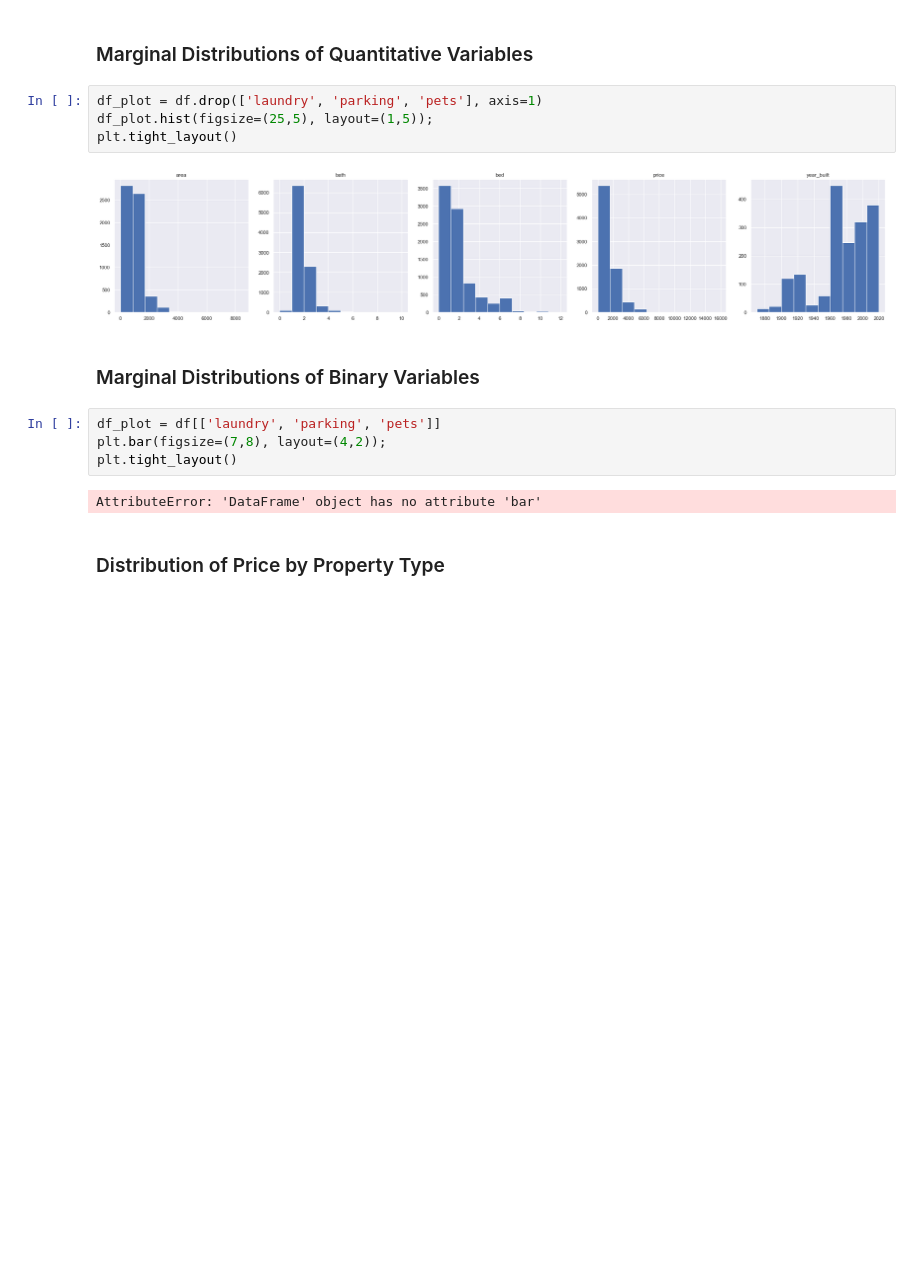
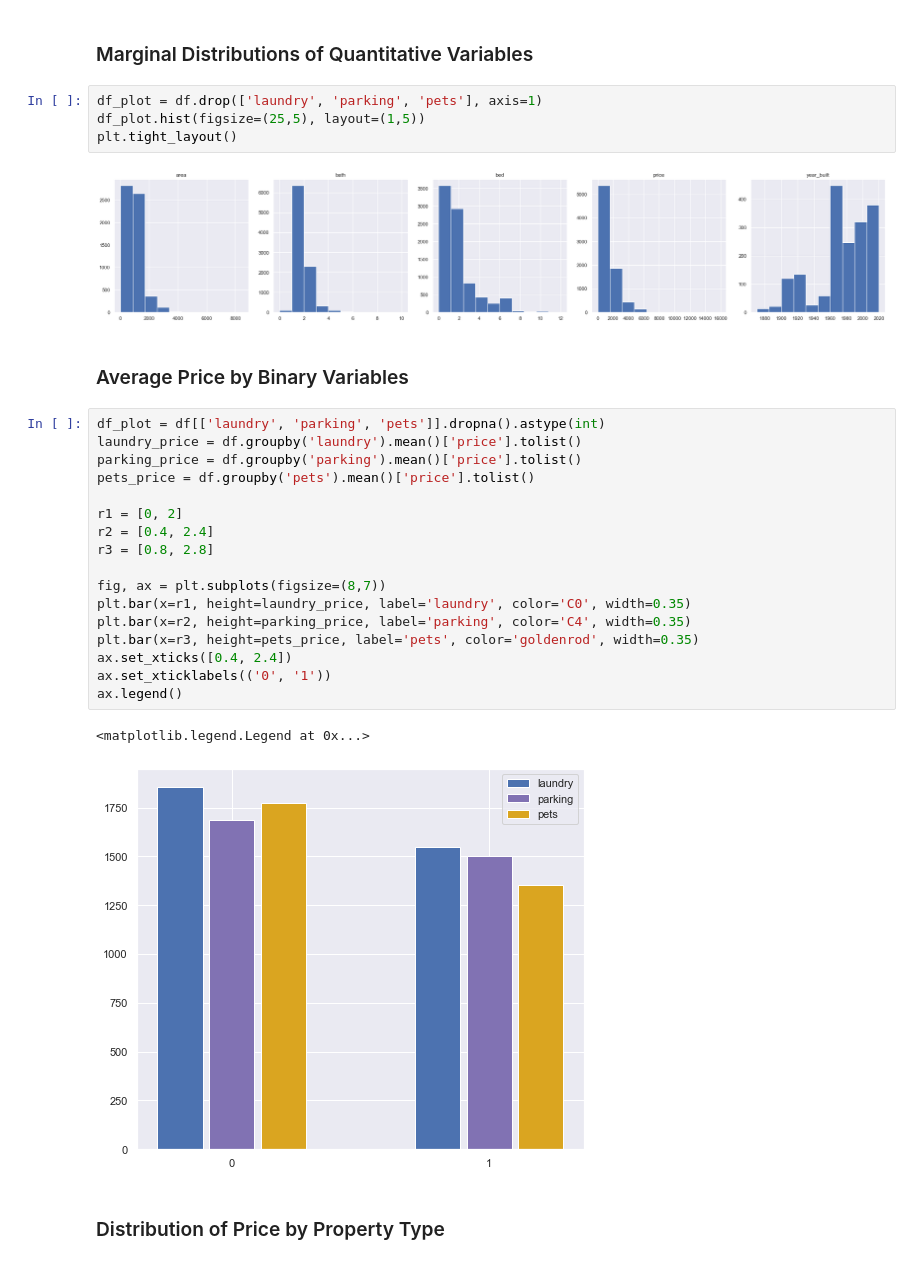
Before and after one commit to lilyzhai/housing-survey, a Jupyter notebook: EDA/EDA - final.ipynb, the cells around one changed output. Drawn from its saved outputs; the diff is of its cells as text; blank space fills up the shorter version.

```diff
--- a/EDA/EDA - final.ipynb
+++ b/EDA/EDA - final.ipynb
@@ -192,18 +193,32 @@ plt.tight_layout()
 ### Marginal Distributions of Quantitative Variables
 # %%
 df_plot = df.drop(['laundry', 'parking', 'pets'], axis=1)
-df_plot.hist(figsize=(25,5), layout=(1,5));
+df_plot.hist(figsize=(25,5), layout=(1,5))
 plt.tight_layout()
 # %% [output]
 [figure]
 # %% [markdown]
-### Marginal Distributions of Binary Variables
+### Average Price by Binary Variables
-# %%
-df_plot = df[['laundry', 'parking', 'pets']]
-plt.bar(figsize=(7,8), layout=(4,2));
-plt.tight_layout()
-# %% [output]
-AttributeError: 'DataFrame' object has no attribute 'bar'
+# %%
+df_plot = df[['laundry', 'parking', 'pets']].dropna().astype(int)
+laundry_price = df.groupby('laundry').mean()['price'].tolist()
+parking_price = df.groupby('parking').mean()['price'].tolist()
+pets_price = df.groupby('pets').mean()['price'].tolist()
+
+r1 = [0, 2]
+r2 = [0.4, 2.4]
+r3 = [0.8, 2.8]
+
+fig, ax = plt.subplots(figsize=(8,7))
+plt.bar(x=r1, height=laundry_price, label='laundry', color='C0', width=0.35)
+plt.bar(x=r2, height=parking_price, label='parking', color='C4', width=0.35)
+plt.bar(x=r3, height=pets_price, label='pets', color='goldenrod', width=0.35)
+ax.set_xticks([0.4, 2.4])
+ax.set_xticklabels(('0', '1'))
+ax.legend()
+# %% [output]
+<matplotlib.legend.Legend at 0x...>
+[figure, added]
 # %% [markdown]
 ### Distribution of Price by Property Type
 # %%
```
Also changed, not shown: parts of 5 cells of this notebook.
